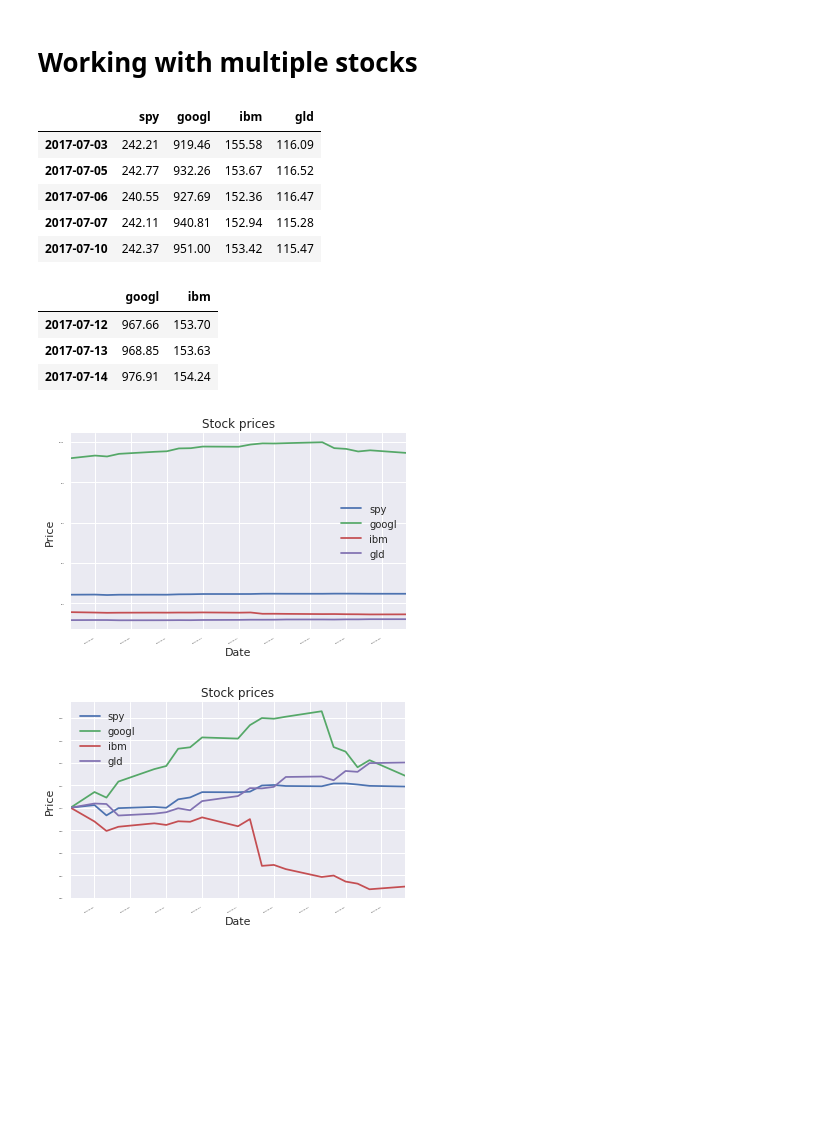
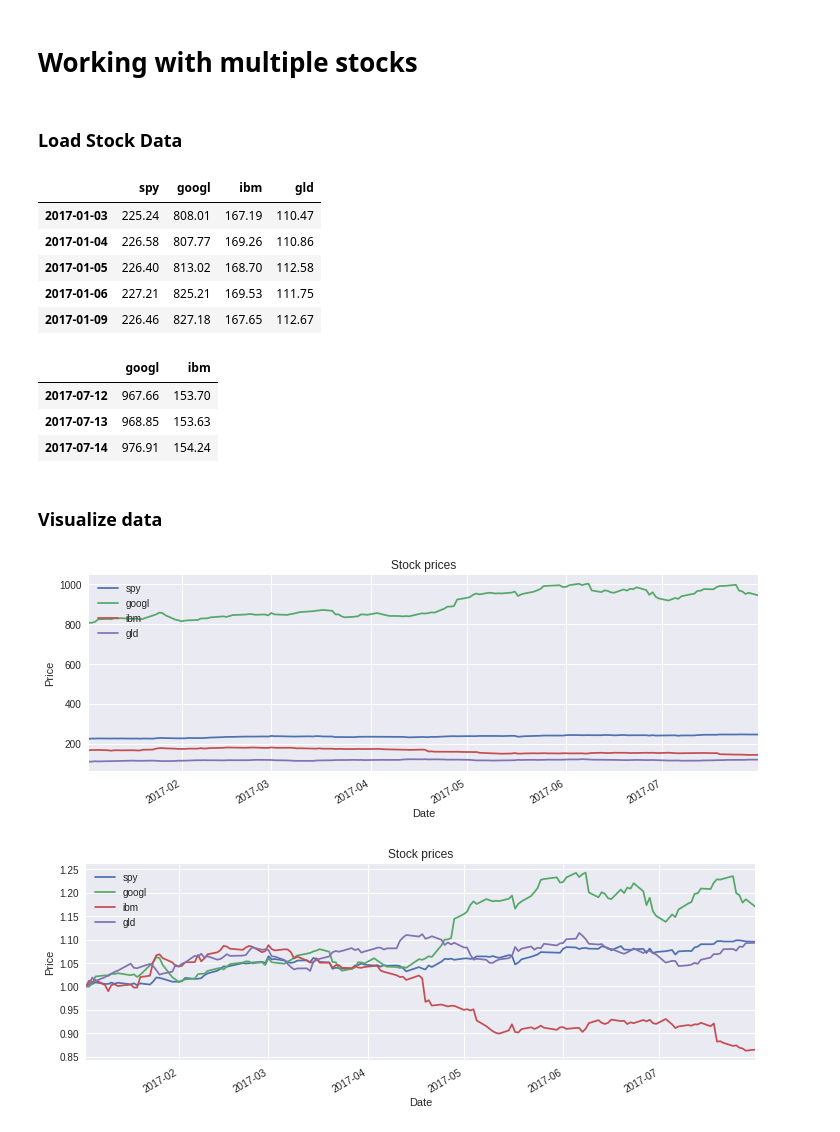
Before and after one commit to angelmtenor/ML4T, a Jupyter notebook: A_Working_with_multiple_stocks.ipynb, the cells around one changed output. Drawn from its saved outputs; the diff is of its cells as text; code cells hidden in the pictures; blank space fills up the shorter version.

Commit message:
feat: Add statistics to stock prices

```diff
--- a/A_Working_with_multiple_stocks.ipynb
+++ b/A_Working_with_multiple_stocks.ipynb
@@ -1,5 +1,7 @@
 # %% [markdown]
 # Working with multiple stocks
+# %% [markdown]
+### Load Stock Data
 # %%
 %matplotlib inline
 
@@ -11,7 +13,7 @@ import seaborn as sns
 sns.set()
 # %%
 # Define a date range
-dates = pd.date_range('2017-07-01', '2017-07-31')
+dates = pd.date_range('2017-01-01', '2017-07-31')
 
 # Choose stock symbols to read
 symbols = ['googl', 'ibm', 'gld']
@@ -34,11 +36,11 @@ for sym in symbols:
 df.head()
 # %% [output]
 |  | spy | googl | ibm | gld |
-| 2017-07-03 | 242.21 | 919.46 | 155.58 | 116.09 |
-| 2017-07-05 | 242.77 | 932.26 | 153.67 | 116.52 |
-| 2017-07-06 | 240.55 | 927.69 | 152.36 | 116.47 |
-| 2017-07-07 | 242.11 | 940.81 | 152.94 | 115.28 |
-| 2017-07-10 | 242.37 | 951.00 | 153.42 | 115.47 |
+| 2017-01-03 | 225.24 | 808.01 | 167.19 | 110.47 |
+| 2017-01-04 | 226.58 | 807.77 | 169.26 | 110.86 |
+| 2017-01-05 | 226.40 | 813.02 | 168.70 | 112.58 |
+| 2017-01-06 | 227.21 | 825.21 | 169.53 | 111.75 |
+| 2017-01-09 | 226.46 | 827.18 | 167.65 | 112.67 |
 # %%
 # selection
 df.loc['2017-07-12':'2017-07-15',['googl','ibm']]
@@ -47,19 +49,22 @@ df.loc['2017-07-12':'2017-07-15',['googl','ibm']]
 | 2017-07-12 | 967.66 | 153.70 |
 | 2017-07-13 | 968.85 | 153.63 |
 | 2017-07-14 | 976.91 | 154.24 |
+# %% [markdown]
+### Visualize data
 # %%
 # plot stock prices
-def plot_stock(data):
-    ax = data.plot(title="Stock prices", fontsize=2)
+def plot_stock(data, title="Stock prices", label=""):
+    ax = data.plot(title=title, label=label, figsize=(12,4))
     ax.set_xlabel("Date")
     ax.set_ylabel("Price")
+    ax.legend(loc='upper left')
 
 plot_stock(df)
 # %% [output]
-[figure, old version]
+[figure, new version]
 # %%
 # normalize data based on fist row
 normalized_df = df / df.iloc[0]
 plot_stock(normalized_df)
 # %% [output]
-[figure, old version]
+[figure, new version]
```
Also changed, not shown: parts of 4 cells of this notebook.
